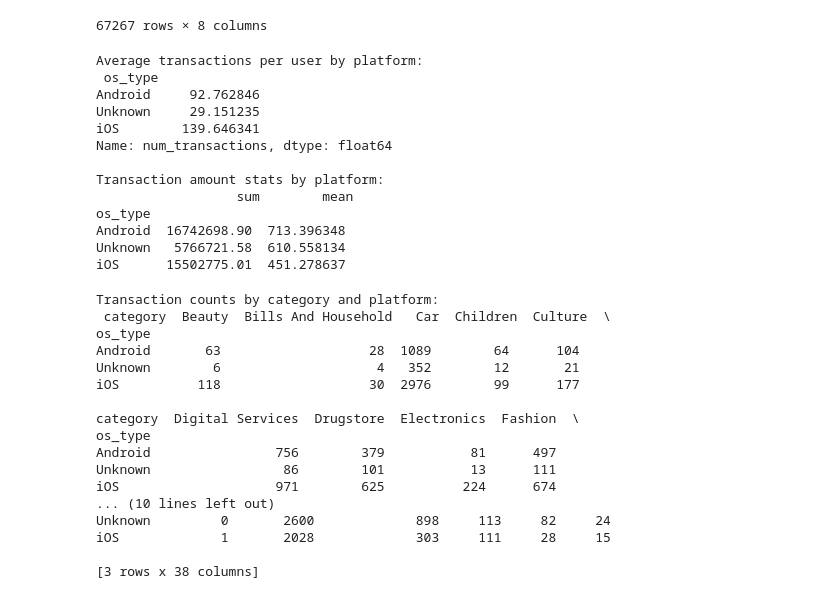
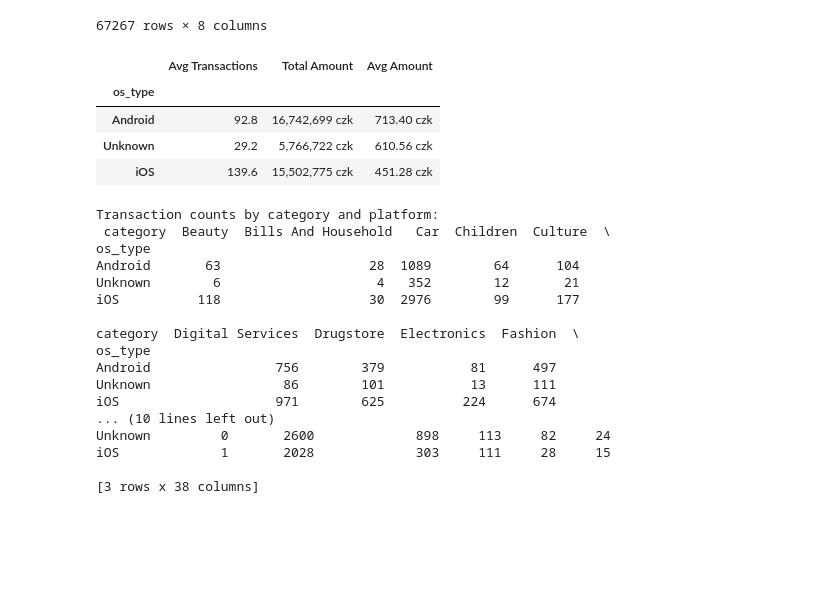
Before and after one commit to akorablov/Project_Twisto, a Jupyter notebook: twisto_project/3_OS_users_analysis.ipynb, the cells around one changed output. Drawn from its saved outputs; the diff is of its cells as text; code cells hidden in the pictures; blank space fills up the shorter version.

```diff
--- a/twisto_project/3_OS_users_analysis.ipynb
+++ b/twisto_project/3_OS_users_analysis.ipynb
@@ -80,40 +80,46 @@ df_trans_platform
 | 67266 | deti | dadaplenky.cz | 2018-11-26 19:54:02.698 | 1958923 | 419.0 | Now | 0.012364 | Android |
 67267 rows × 8 columns
 # %%
-# Number of transactions per user by platform
+# 1. Number of transactions per user by platform
 trans_per_user = (
     df_trans_platform.groupby(['os_type', 'user'])
     .size()
     .reset_index(name='num_transactions')
 )
 
-# Average number of transactions per user by platform
-avg_trans_per_platform = trans_per_user.groupby('os_type')['num_transactions'].mean()
+# 2. Average number of transactions per user by platform
+avg_trans_per_user = trans_per_user.groupby('os_type')['num_transactions'].mean()
 
-print("Average transactions per user by platform:\n", avg_trans_per_platform)
+# 3. Sum and average of total transaction amount
+amount_stats = df_trans_platform.groupby('os_type')['total_price_vat'].agg(['sum', 'mean'])
 
-# Sum and average of total_price_vat (amount)
+# 4. Unique users per platform
+users_per_os = df_trans_platform.groupby('os_type')['user'].nunique()
 
-if 'total_price_vat' in df_transactions.columns:
-    amount_stats = (
-        df_trans_platform.groupby('os_type')['total_price_vat']
-        .agg(['sum', 'mean'])
-    )
-    print("\nTransaction amount stats by platform:\n", amount_stats)
+# 5. Average spend per user
+avg_spend_per_user = amount_stats['sum'] / users_per_os
+
+# 6. Combine into a single summary table
+summary_table = pd.DataFrame({
+    'Avg Transactions': avg_trans_per_user,
+    'Total Amount': amount_stats['sum'],
+    'Avg Amount': amount_stats['mean']
+})
+
+# 7. Optional: format numbers for readability
+summary_table_formatted = summary_table.copy()
+summary_table_formatted['Total Amount'] = summary_table_formatted['Total Amount'].map('{:,.0f} czk'.format)
+summary_table_formatted['Avg Amount'] = summary_table_formatted['Avg Amount'].map('{:,.2f} czk'.format)
+summary_table_formatted['Avg Transactions'] = summary_table_formatted['Avg Transactions'].map('{:.1f}'.format)
+
+# 8. Display the formatted table
+summary_table_formatted
 # %% [output]
-Average transactions per user by platform:
- os_type
-Android     92.762846
-Unknown     29.151235
-iOS        139.646341
-Name: num_transactions, dtype: float64
-
-Transaction amount stats by platform:
-                  sum        mean
-os_type
-Android  16742698.90  713.396348
-Unknown   5766721.58  610.558134
-iOS      15502775.01  451.278637
+|  | Avg Transactions | Total Amount | Avg Amount |
+| os_type |  |  |  |
+| Android | 92.8 | 16,742,699 czk | 713.40 czk |
+| Unknown | 29.2 | 5,766,722 czk | 610.56 czk |
+| iOS | 139.6 | 15,502,775 czk | 451.28 czk |
 # %%
 category_counts = (
     df_trans_platform.groupby(['os_type', 'category'])
```
Also changed, not shown: parts of 8 cells of this notebook, 2 other files.
